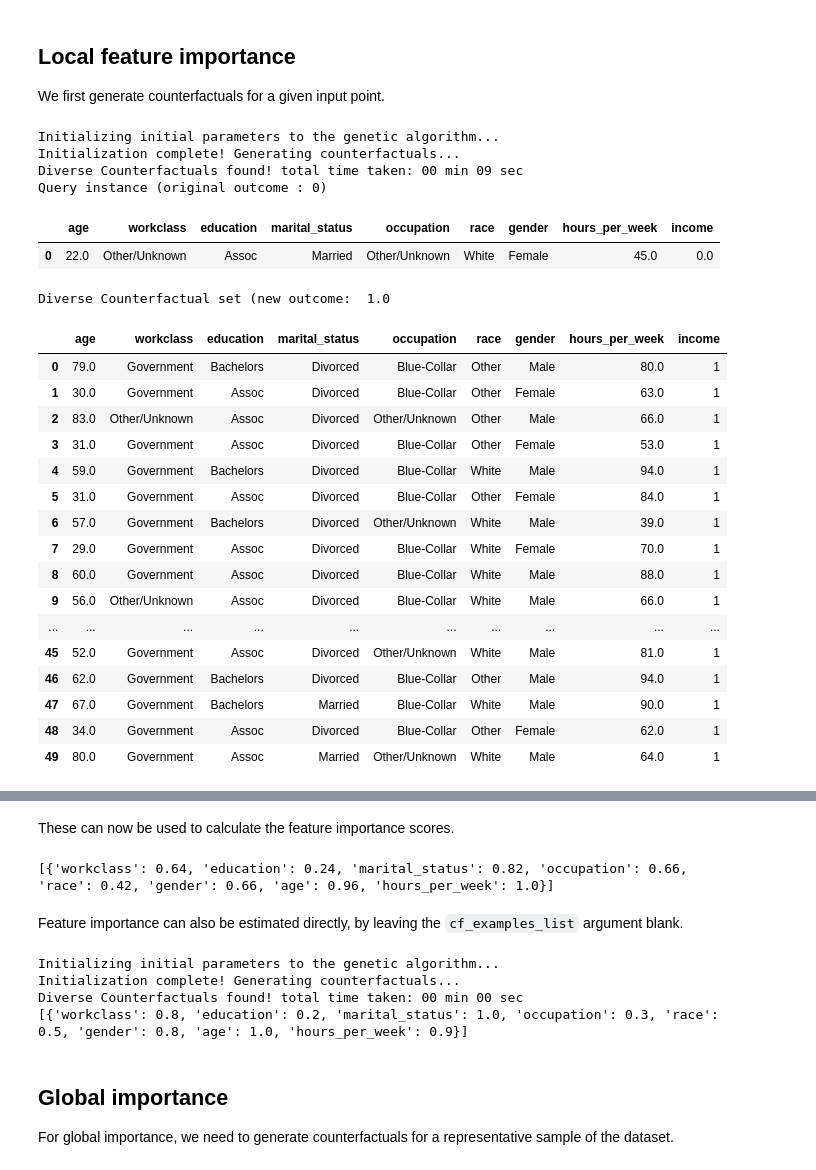
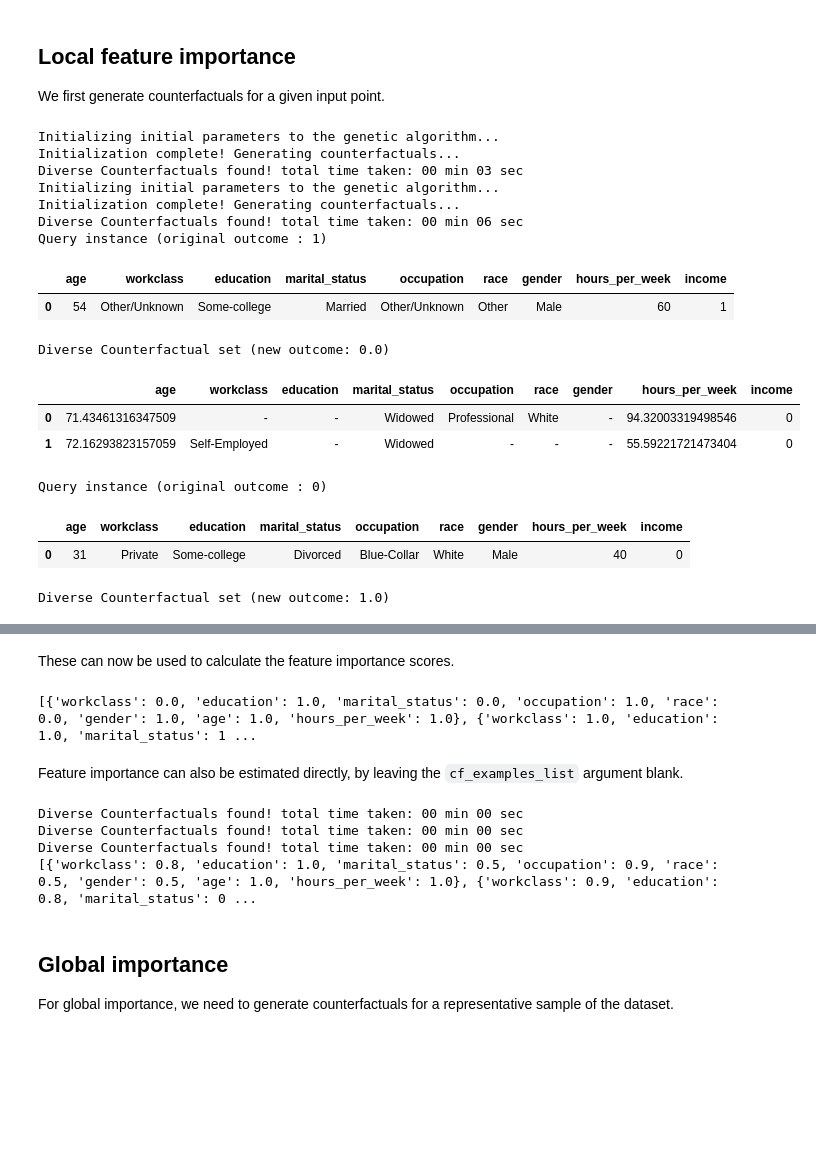
Before and after one commit to interpretml/DiCE, a Jupyter notebook: docs/source/notebooks/DiCE_feature_importances.ipynb, the cells around one changed output, grey strips where cells are left out. Saved outputs shown, nothing was run; the diff lists cells and outputs as text; code cells hidden in the pictures; blank space fills up the shorter version.

```diff
--- a/docs/source/notebooks/DiCE_feature_importances.ipynb
+++ b/docs/source/notebooks/DiCE_feature_importances.ipynb
@@ -44,41 +71,35 @@ m = dice_ml.Model(model=mlp_lbl, backend="sklearn")
+# %%
+from dice_ml import Dice
+from dice_ml.utils import helpers # helper functions
+
+
+d = dice_ml.Data(dataframe=dataset, continuous_features=['age', 'hours_per_week'], outcome_name='income')
+model = clf.fit(x_train, y_train)
+m = dice_ml.Model(model=model, backend="sklearn")
 # %% [markdown]
 ## Local feature importance
 
 We first generate counterfactuals for a given input point.
 # %%
 exp = Dice(d, m, method="genetic")
-query_instance = {'age':22,
-                  'workclass':'Private',
-                  'education':'HS-grad',
-                  'marital_status':'Single',
-                  'occupation':'Service',
-                  'race': 'White',
-                  'gender':'Female',
-                  'hours_per_week': 45}
-e1 = exp.generate_counterfactuals(query_instance, total_CFs=50)
-e1.visualize_as_dataframe()
+query_instances = x_train[1:3]
+e1 = exp.generate_counterfactuals(query_instances, total_CFs=2)
+e1.visualize_as_dataframe(show_only_changes=True)
 # %% [output]
 Initializing initial parameters to the genetic algorithm...
 Initialization complete! Generating counterfactuals...
-Diverse Counterfactuals found! total time taken: 00 min 09 sec
-Query instance (original outcome : 0)
+Diverse Counterfactuals found! total time taken: 00 min 03 sec
+Initializing initial parameters to the genetic algorithm...
+Initialization complete! Generating counterfactuals...
+Diverse Counterfactuals found! total time taken: 00 min 06 sec
+Query instance (original outcome : 1)
 |  | age | workclass | education | marital_status | occupation | race | gender | hours_per_week | income |
-| 0 | 22.0 | Other/Unknown | Assoc | Married | Other/Unknown | White | Female | 45.0 | 0.0 |
+| 0 | 54 | Other/Unknown | Some-college | Married | Other/Unknown | Other | Male | 60 | 1 |
-Diverse Counterfactual set (new outcome:  1.0
+Diverse Counterfactual set (new outcome: 0.0)
 |  | age | workclass | education | marital_status | occupation | race | gender | hours_per_week | income |
-| 0 | 79.0 | Government | Bachelors | Divorced | Blue-Collar | Other | Male | 80.0 | 1 |
-| 1 | 30.0 | Government | Assoc | Divorced | Blue-Collar | Other | Female | 63.0 | 1 |
-| 2 | 83.0 | Other/Unknown | Assoc | Divorced | Other/Unknown | Other | Male | 66.0 | 1 |
-| 3 | 31.0 | Government | Assoc | Divorced | Blue-Collar | Other | Female | 53.0 | 1 |
-| 4 | 59.0 | Government | Bachelors | Divorced | Blue-Collar | White | Male | 94.0 | 1 |
-| 5 | 31.0 | Government | Assoc | Divorced | Blue-Collar | Other | Female | 84.0 | 1 |
-| 6 | 57.0 | Government | Bachelors | Divorced | Other/Unknown | White | Male | 39.0 | 1 |
-| 7 | 29.0 | Government | Assoc | Divorced | Blue-Collar | White | Female | 70.0 | 1 |
-| 8 | 60.0 | Government | Assoc | Divorced | Blue-Collar | White | Male | 88.0 | 1 |
-| 9 | 56.0 | Other/Unknown | Assoc | Divorced | Blue-Collar | White | Male | 66.0 | 1 |
-| ... | ... | ... | ... | ... | ... | ... | ... | ... | ... |
-| 45 | 52.0 | Government | Assoc | Divorced | Other/Unknown | White | Male | 81.0 | 1 |
-| 46 | 62.0 | Government | Bachelors | Divorced | Blue-Collar | Other | Male | 94.0 | 1 |
-| 47 | 67.0 | Government | Bachelors | Married | Blue-Collar | White | Male | 90.0 | 1 |
-| 48 | 34.0 | Government | Assoc | Divorced | Blue-Collar | Other | Female | 62.0 | 1 |
-| 49 | 80.0 | Government | Assoc | Married | Other/Unknown | White | Male | 64.0 | 1 |
+| 0 | 71.43461316347509 | - | - | Widowed | Professional | White | - | 94.32003319498546 | 0 |
+| 1 | 72.16293823157059 | Self-Employed | - | Widowed | - | - | - | 55.59221721473404 | 0 |
+Query instance (original outcome : 0)
+|  | age | workclass | education | marital_status | occupation | race | gender | hours_per_week | income |
+| 0 | 31 | Private | Some-college | Divorced | Blue-Collar | White | Male | 40 | 0 |
+Diverse Counterfactual set (new outcome: 1.0)
@@ -85,20 +109,20 @@ Diverse Counterfactual set (new outcome:  1.0
 # %% [markdown]
 These can now be used to calculate the feature importance scores.
 # %%
-imp = exp.feature_importance([query_instance], cf_examples_list=[e1])
+imp = exp.feature_importance(query_instances, cf_examples_list=e1.cf_examples_list)
 print(imp.local_importance)
 # %% [output]
-[{'workclass': 0.64, 'education': 0.24, 'marital_status': 0.82, 'occupation': 0.66, 'race': 0.42, 'gender': 0.66, 'age': 0.96, 'hours_per_week': 1.0}]
+[{'workclass': 0.0, 'education': 1.0, 'marital_status': 0.0, 'occupation': 1.0, 'race': 0.0, 'gender': 1.0, 'age': 1.0, 'hours_per_week': 1.0}, {'workclass': 1.0, 'education': 1.0, 'marital_status': 1 ...
 # %% [markdown]
 Feature importance can also be estimated directly, by leaving the `cf_examples_list` argument blank.
 # %%
-imp = exp.feature_importance([query_instance])
+imp = exp.feature_importance(query_instances, posthoc_sparsity_param=None)
 print(imp.local_importance)
 # %% [output]
-Initializing initial parameters to the genetic algorithm...
-Initialization complete! Generating counterfactuals...
 Diverse Counterfactuals found! total time taken: 00 min 00 sec
-[{'workclass': 0.8, 'education': 0.2, 'marital_status': 1.0, 'occupation': 0.3, 'race': 0.5, 'gender': 0.8, 'age': 1.0, 'hours_per_week': 0.9}]
+Diverse Counterfactuals found! total time taken: 00 min 00 sec
+Diverse Counterfactuals found! total time taken: 00 min 00 sec
+[{'workclass': 0.8, 'education': 1.0, 'marital_status': 0.5, 'occupation': 0.9, 'race': 0.5, 'gender': 0.5, 'age': 1.0, 'hours_per_week': 1.0}, {'workclass': 0.9, 'education': 0.8, 'marital_status': 0 ...
 # %% [markdown]
 ## Global importance
 
```
Also changed, not shown: parts of 9 cells of this notebook, 10 other files.
